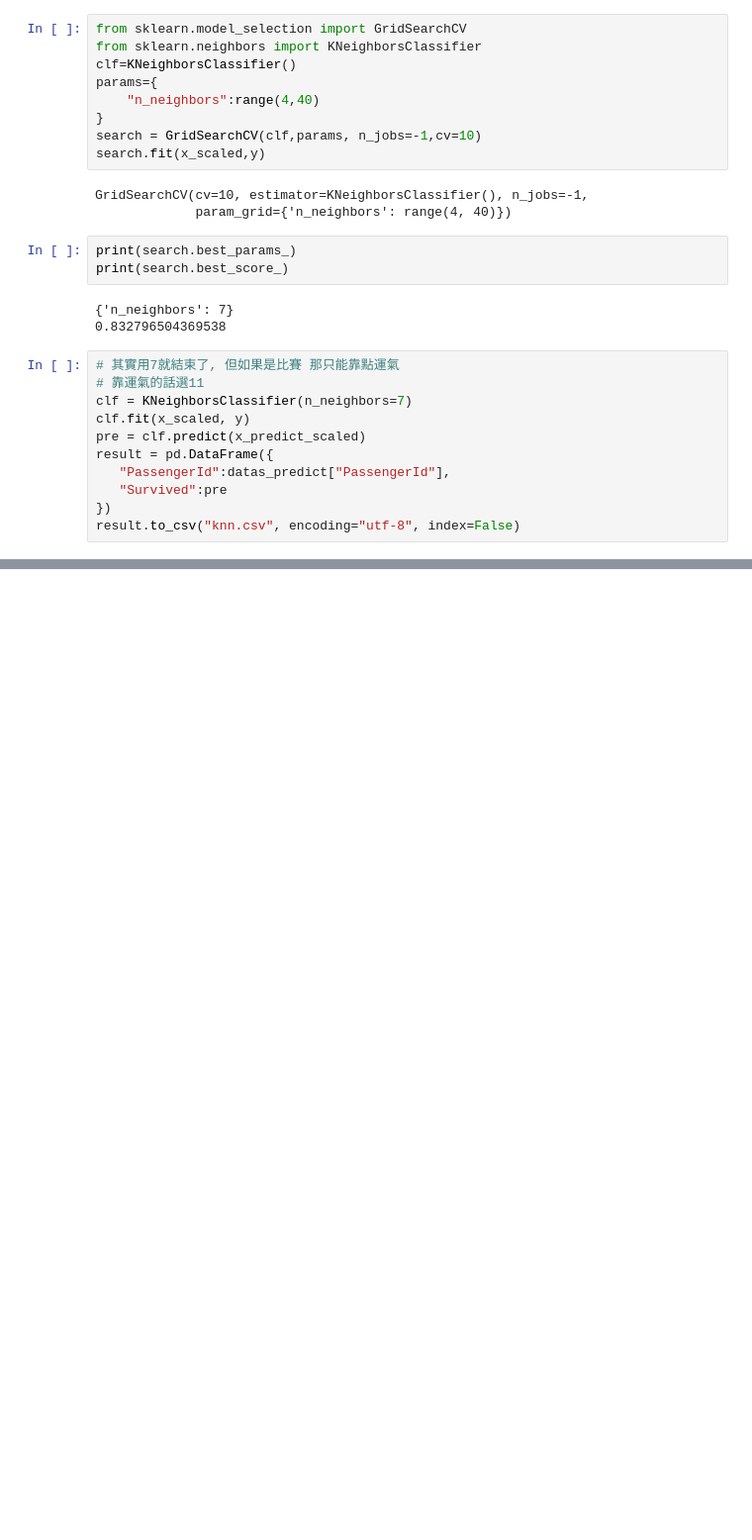
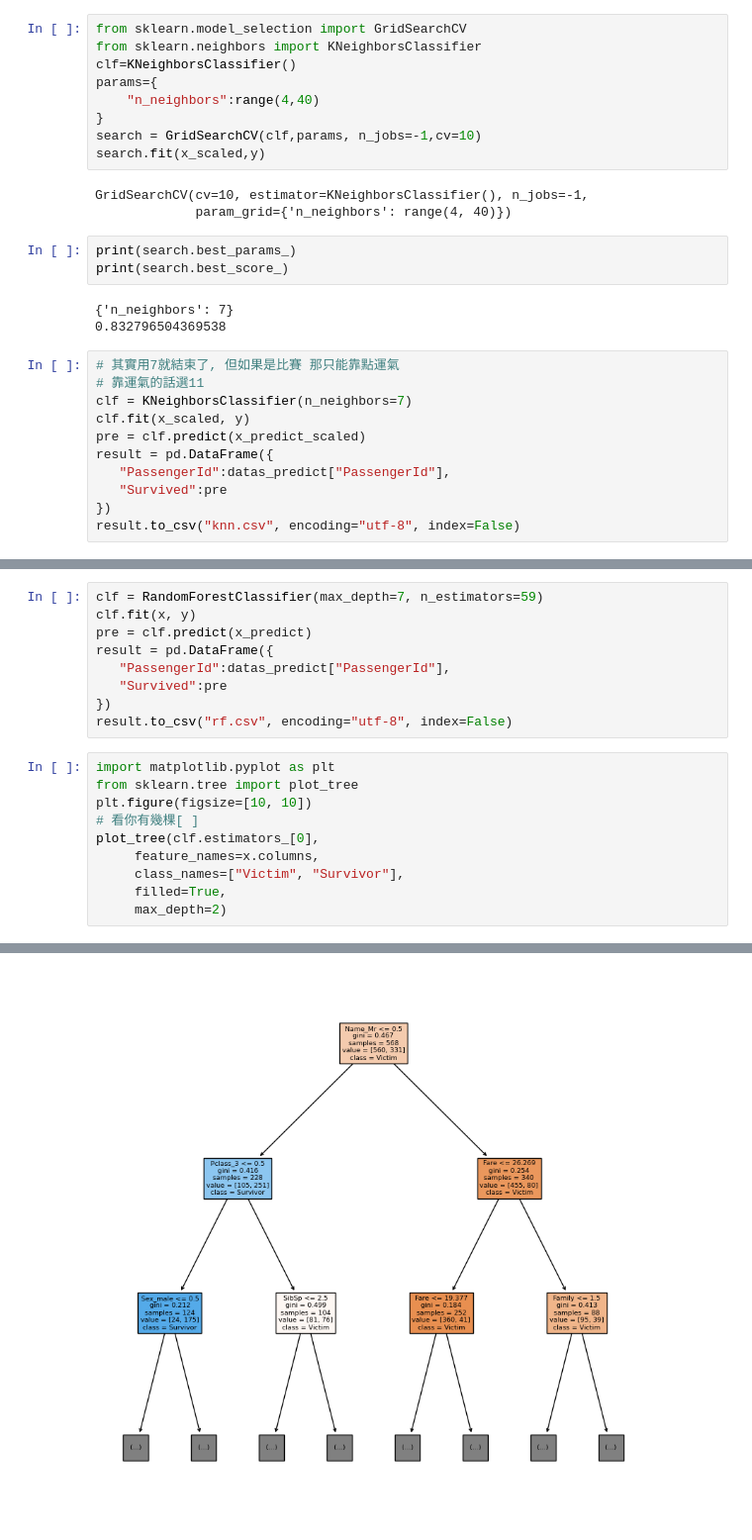
Before and after one commit to ky691024/colab_0703_AI, a Jupyter notebook: titanic_20230717.ipynb, the cells around one changed output, grey strips where cells are left out. Shown: that part at 99% size. Drawn from its saved outputs; the diff is of its cells as text; blank space fills up the shorter version.

```diff
--- a/titanic_20230717.ipynb
+++ b/titanic_20230717.ipynb
@@ -337,0 +338,20 @@ print(search.best_score_)
+# %%
+clf = RandomForestClassifier(max_depth=7, n_estimators=59)
+clf.fit(x, y)
+pre = clf.predict(x_predict)
+result = pd.DataFrame({
+   "PassengerId":datas_predict["PassengerId"],
+   "Survived":pre
+})
+result.to_csv("rf.csv", encoding="utf-8", index=False)
+# %%
+import matplotlib.pyplot as plt
+from sklearn.tree import plot_tree
+plt.figure(figsize=[10, 10])
+# 看你有幾棵[ ]
+plot_tree(clf.estimators_[0],
+     feature_names=x.columns,
+     class_names=["Victim", "Survivor"],
+     filled=True,
+     max_depth=2)
+# %% [output]
@@ -337,0 +373 @@ print(search.best_score_)
+[figure, added]
```
Also changed, not shown: parts of 6 cells of this notebook.
